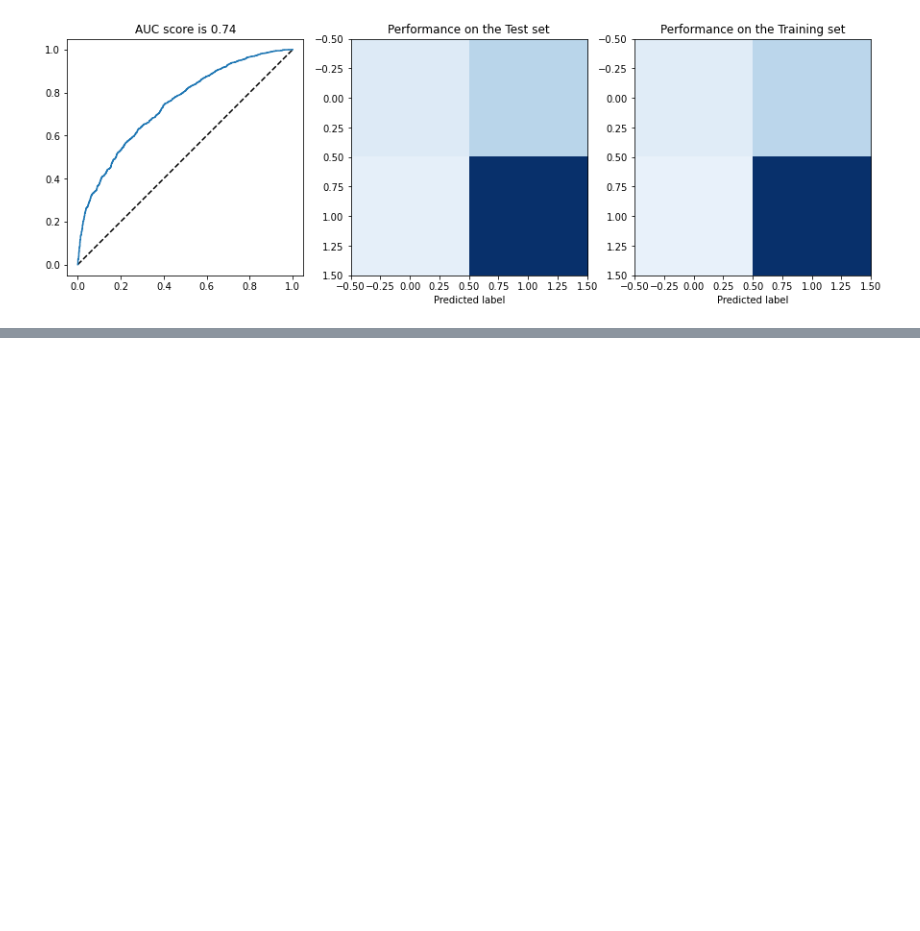
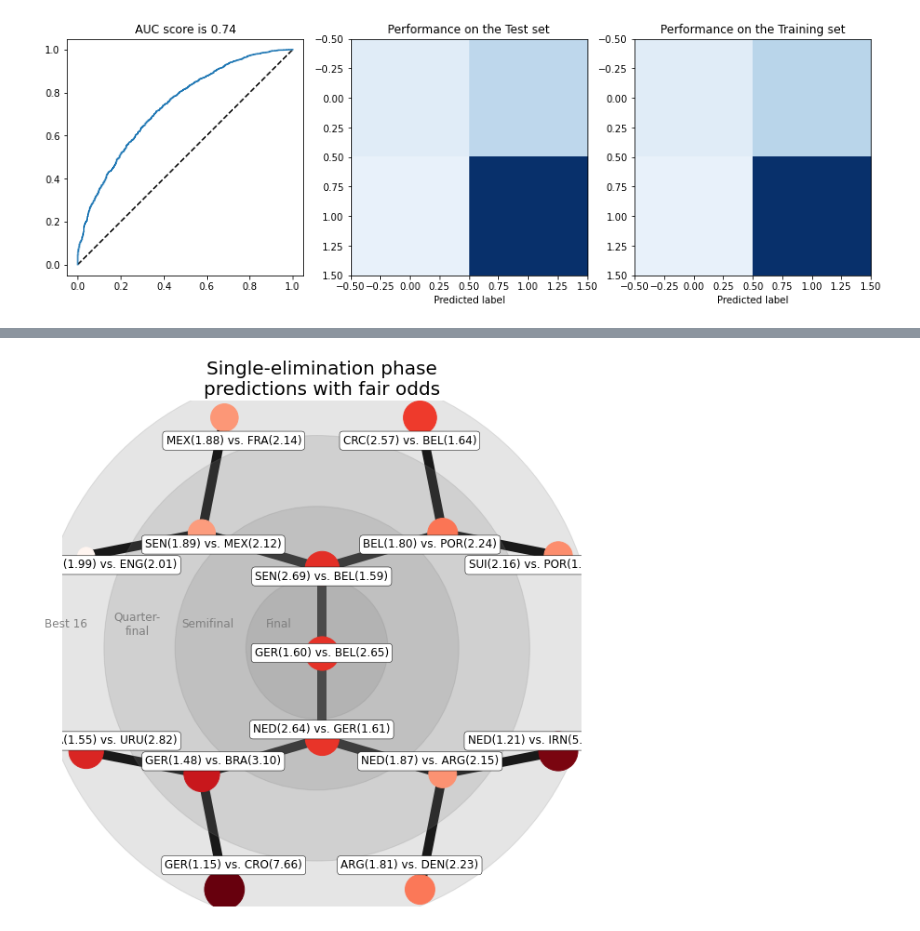
Before and after one commit to Edidas02/wc2022, a Jupyter notebook: wc2022.ipynb, the cells around one changed output, grey strips where cells are left out. Cells and saved outputs as stored; diff of their text form; code cells hidden in the pictures; blank space fills up the shorter version.

```diff
--- a/wc2022.ipynb
+++ b/wc2022.ipynb
@@ -260,30 +277,33 @@ pos = graphviz_layout(G, prog='twopi')
 centre = pd.DataFrame(pos).mean(axis=1).mean()
 
 plt.figure(figsize=(10, 10))
 ax = plt.subplot(1,1,1)
+circle_positions = [(235, 'black'), (180, 'blue'), (120, 'red'), (60, 'yellow')]
 [ax.add_artist(plt.Circle((centre, centre),
                           cp, color='grey',
                           alpha=0.2)) for cp, c in circle_positions]
 
 nx.draw(G, pos,
         node_color=node_sizes.diff(axis=1)[1].abs().pow(scale_factor),
         node_size=node_sizes.diff(axis=1)[1].abs().pow(scale_factor)*2000,
         alpha=1,
         cmap='Reds',
         edge_color='black',
         width=10,
         with_labels=False)
 
 shifted_pos = {k:[(v[0]-centre)*0.9+centre,(v[1]-centre)*0.9+centre] for k,v in pos.items()}
 nx.draw_networkx_labels(G,
                         pos=shifted_pos,
                         bbox=dict(boxstyle="round,pad=0.3", fc="white", ec="black", lw=.5, alpha=1),
                         labels=dict(zip(reversed(range(len(labels))), labels)))
 
 texts = ((10, 'Best 16', 'black'), (70, 'Quarter-\nfinal', 'blue'), (130, 'Semifinal', 'red'), (190, 'Final', 'yellow'))
 [plt.text(p, centre+20, t,
           fontsize=12, color='grey',
           va='center', ha='center') for p,t,c in texts]
 plt.axis('equal')
 plt.title('Single-elimination phase\npredictions with fair odds', fontsize=20)
 plt.show()
+# %% [output]
+[figure, added]
```
Also changed, not shown: parts of 4 cells of this notebook.
